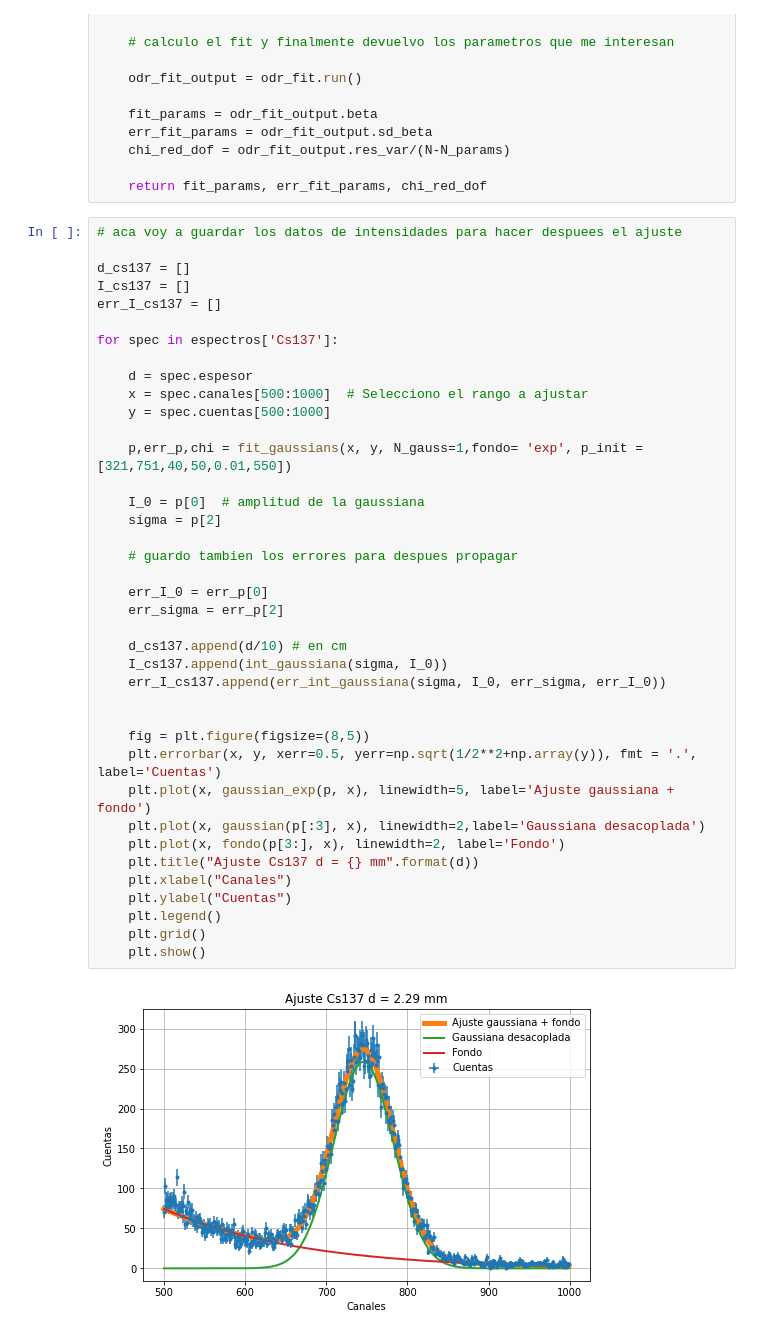
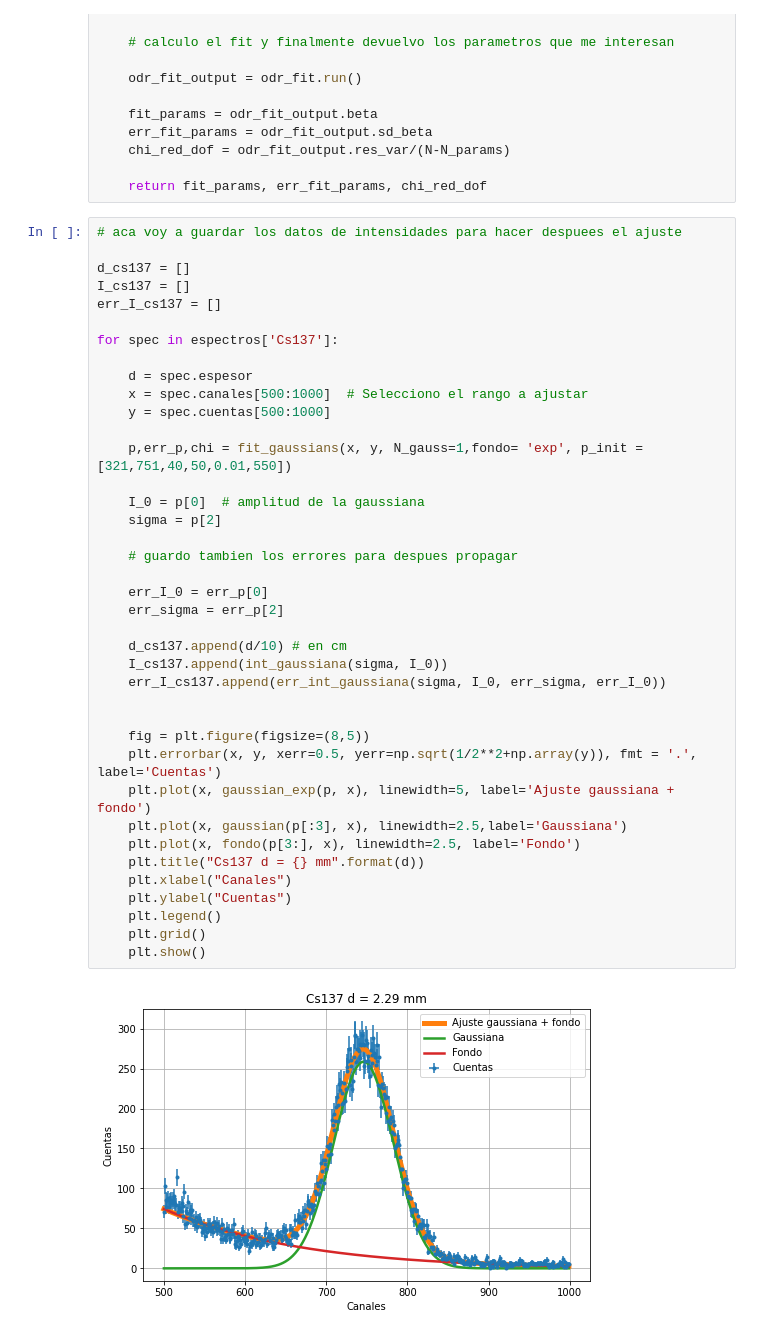
Before and after one commit to expe-cuanticos-2/Analisis_2021, a Jupyter notebook: GrupoB/01_Gamma/tp1_gamma_cui.ipynb, the cells around one changed output. Cells and saved outputs as stored; diff of their text form.

```diff
--- a/GrupoB/01_Gamma/tp1_gamma_cui.ipynb
+++ b/GrupoB/01_Gamma/tp1_gamma_cui.ipynb
@@ -166,34 +166,34 @@ err_I_cs137 = []
 for spec in espectros['Cs137']:
 
     d = spec.espesor
     x = spec.canales[500:1000]  # Selecciono el rango a ajustar
     y = spec.cuentas[500:1000]
 
     p,err_p,chi = fit_gaussians(x, y, N_gauss=1,fondo= 'exp', p_init = [321,751,40,50,0.01,550])
 
     I_0 = p[0]  # amplitud de la gaussiana
     sigma = p[2]
 
     # guardo tambien los errores para despues propagar
 
     err_I_0 = err_p[0]
     err_sigma = err_p[2]
 
     d_cs137.append(d/10) # en cm
     I_cs137.append(int_gaussiana(sigma, I_0))
     err_I_cs137.append(err_int_gaussiana(sigma, I_0, err_sigma, err_I_0))
 
 
     fig = plt.figure(figsize=(8,5))
     plt.errorbar(x, y, xerr=0.5, yerr=np.sqrt(1/2**2+np.array(y)), fmt = '.', label='Cuentas')
     plt.plot(x, gaussian_exp(p, x), linewidth=5, label='Ajuste gaussiana + fondo')
-    plt.plot(x, gaussian(p[:3], x), linewidth=2,label='Gaussiana desacoplada')
-    plt.plot(x, fondo(p[3:], x), linewidth=2, label='Fondo')
-    plt.title("Ajuste Cs137 d = {} mm".format(d))
+    plt.plot(x, gaussian(p[:3], x), linewidth=2.5,label='Gaussiana')
+    plt.plot(x, fondo(p[3:], x), linewidth=2.5, label='Fondo')
+    plt.title("Cs137 d = {} mm".format(d))
     plt.xlabel("Canales")
     plt.ylabel("Cuentas")
     plt.legend()
     plt.grid()
     plt.show()
 # %% [output]
-[figure, old version]
+[figure, new version]
```
Also changed, not shown: parts of 9 cells of this notebook, 1 other file.
